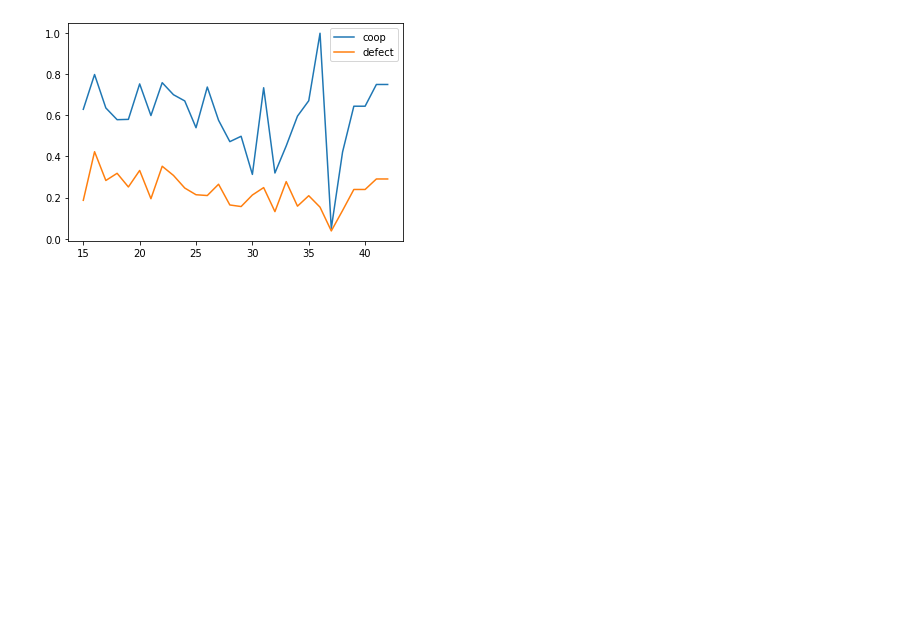
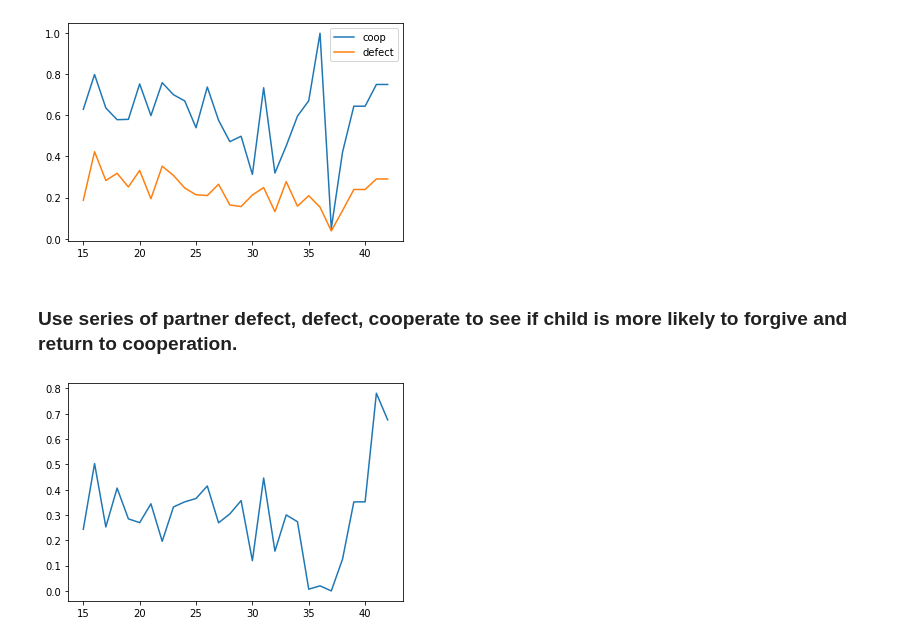
Before and after one commit to BU-Spark/CS506Spring2021Repository, a Jupyter notebook: Drift Diffusion Models of children's interactions in a Repeated Prisoner's Dilemma Game - Team 2/analysis/decision_tree.ipynb, the cells around one changed output. Cells and saved outputs as stored; diff of their text form; code cells hidden in the pictures; blank space fills up the shorter version.

```diff
--- a/Drift Diffusion Models of children's interactions in a Repeated Prisoner's Dilemma Game - Team 2/analysis/decision_tree.ipynb
+++ b/Drift Diffusion Models of children's interactions in a Repeated Prisoner's Dilemma Game - Team 2/analysis/decision_tree.ipynb
@@ -223,3 +223,14 @@ plt.legend()
 plt.show()
 # %% [output]
 [figure]
+# %% [markdown]
+### Use series of partner defect, defect, cooperate to see if child is more likely to forgive and return to cooperation.
+# %%
+test_forgive = [[agg_scale[i], 0, 0, 1] for i in range(len(agg_scale))]
+
+pred_forgive = regressor2.predict(test_forgive)
+
+plt.plot(agg_scale, pred_forgive)
+plt.show()
+# %% [output]
+[figure, added]
```
Also changed, not shown: parts of 7 cells of this notebook, 4 other files.
